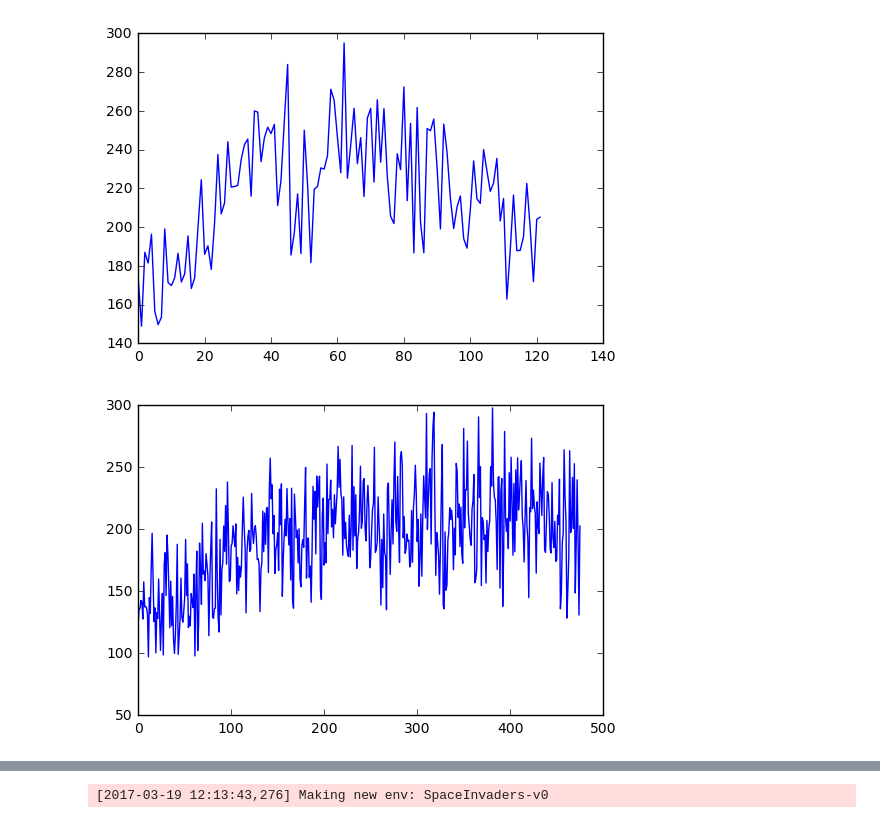
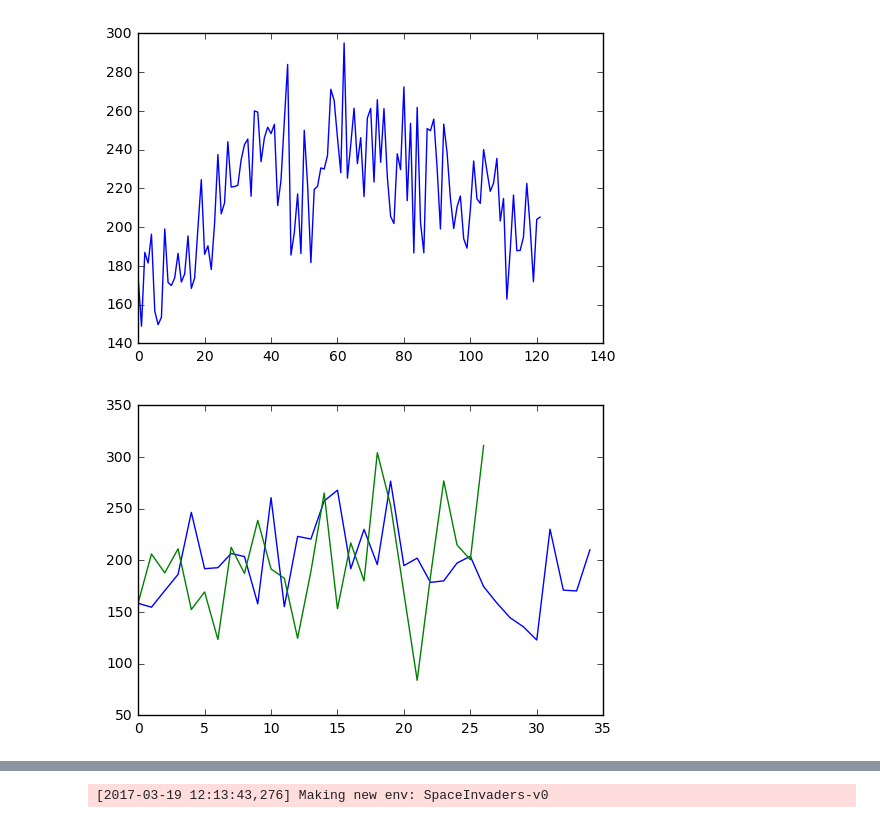
Before and after one commit to laiguokun/deep_rl, a Jupyter notebook: hw2/test.ipynb, the cells around one changed output, grey strips where cells are left out. Drawn from its saved outputs; the diff is of its cells as text; code cells hidden in the pictures.

```diff
--- a/hw2/test.ipynb
+++ b/hw2/test.ipynb
@@ -20,18 +20,34 @@ plt.show()
 # %%
 reward = [];
 c = 0;
 cc = 0;
+label = 'evaluate'
 for line in open('dueldqn_reward.txt'):
     words = line.strip().split(' ');
-    if (words[0] == 'training'):
+    if (words[0] == label):
         cc += float(words[1]);
         c += 1.0;
         #reward.append(line.strip());
         if (c == 20):
             reward.append(cc/c);
             cc = 0;
             c = 0;
 plt.plot(reward);
+reward = [];
+c = 0;
+cc = 0;
+for line in open('dqn_reward.txt'):
+    words = line.strip().split(' ');
+    if (words[0] == label):
+        cc += float(words[1]);
+        c += 1.0;
+        #reward.append(line.strip());
+        if (c == 20):
+            reward.append(cc/c);
+            cc = 0;
+            c = 0;
+plt.plot(reward);
+#print(reward);
 plt.show()
 # %% [output]
-[figure, old version]
+[figure, new version]
```
Also changed, not shown: parts of 2 cells of this notebook, 10 other files.
